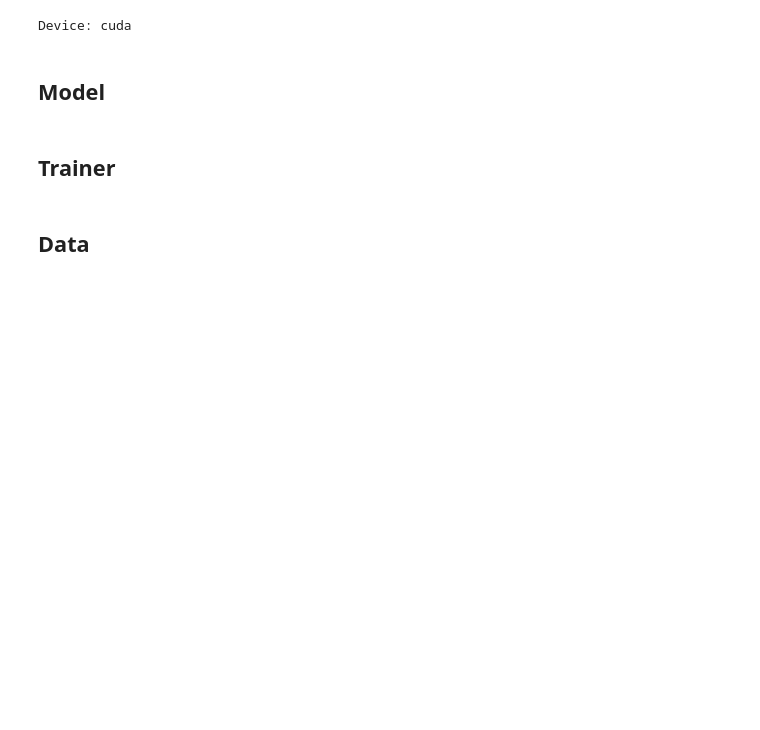
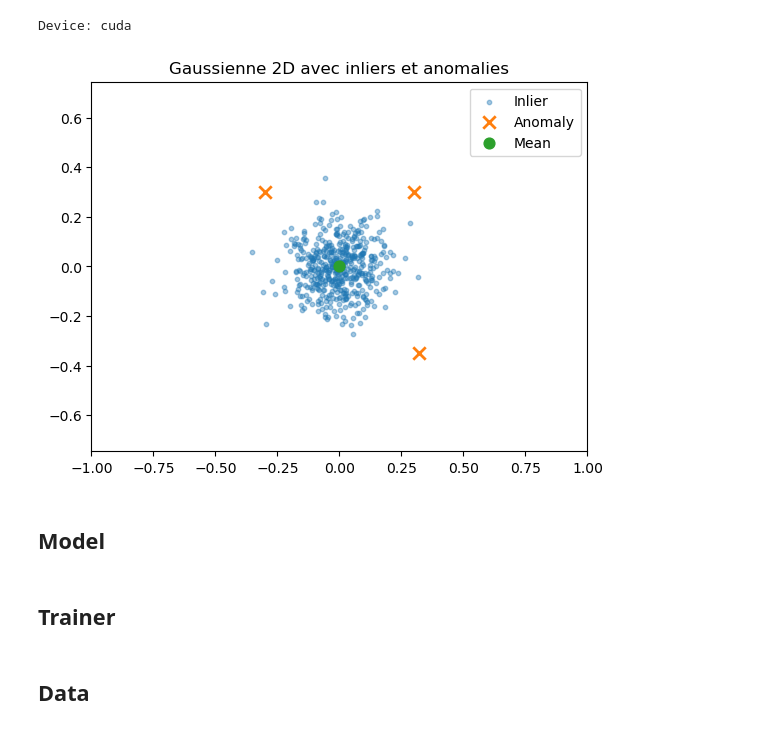
Before and after one commit to AmineYK/Textual-Anomaly-Detection-Framework, a Jupyter notebook: Anomaly Detection Framework/fm_dissect.ipynb, the cells around one changed output. Cells and saved outputs as stored; diff of their text form; code cells hidden in the pictures; blank space fills up the shorter version.

```diff
--- a/Anomaly Detection Framework/fm_dissect.ipynb
+++ b/Anomaly Detection Framework/fm_dissect.ipynb
@@ -22,6 +22,74 @@ print(f"Device: {device}")
 %autoreload 2
 # %% [output]
 Device: cuda
+# %%
+import numpy as np
+import matplotlib.pyplot as plt
+from matplotlib.patches import Ellipse
+
+# Données inliers
+mean = np.array([0.0, 0.0])
+cov = 0.01 * np.eye(2)
+x = np.random.multivariate_normal(mean, cov, 500)
+
+# Données anomalies (loin de la distribution)
+anomalies = np.array([
+    [0.3, 0.3],
+    [-0.3, 0.3],
+    [0.32, -0.35]
+])
+
+# Scatter plot
+plt.figure()
+
+# Inliers
+plt.scatter(
+    x[:, 0], x[:, 1],
+    alpha=0.4, s=10,
+    label="Inlier"
+)
+
+# Anomalies
+plt.scatter(
+    anomalies[:, 0], anomalies[:, 1],
+    s=80, marker="x",
+    linewidths=2,
+    label="Anomaly"
+)
+
+plt.axis("equal")
+plt.xlim(-1, 1)
+plt.ylim(-1, 1)
+
+# Afficher le point moyen
+plt.scatter(mean[0], mean[1], s=60, label="Mean")
+
+# Calcul eigenvalues/eigenvectors pour la covariance
+eigvals, eigvecs = np.linalg.eigh(cov)
+angle = np.degrees(np.arctan2(*eigvecs[:, 0][::-1]))
+
+# Tracer les ellipses pour 1, 2 et 3 sigma
+for n_std in [1, 2, 3]:
+    width, height = 2 * n_std * np.sqrt(eigvals)
+    ellipse = Ellipse(
+        mean,
+        width,
+        height,
+        angle=angle,
+        facecolor='none',
+        lw=3,
+        alpha=0.9,
+        zorder=10,          # <<< IMPORTANT
+        # label=f'{n_std}σ'
+    )
+    plt.gca().add_patch(ellipse)
+
+
+plt.title("Gaussienne 2D avec inliers et anomalies")
+plt.legend()
+plt.show()
+# %% [output]
+[figure, added]
 # %% [markdown]
 ## Model
 # %%
```
Also changed, not shown: parts of 18 cells of this notebook, 1 other file.
